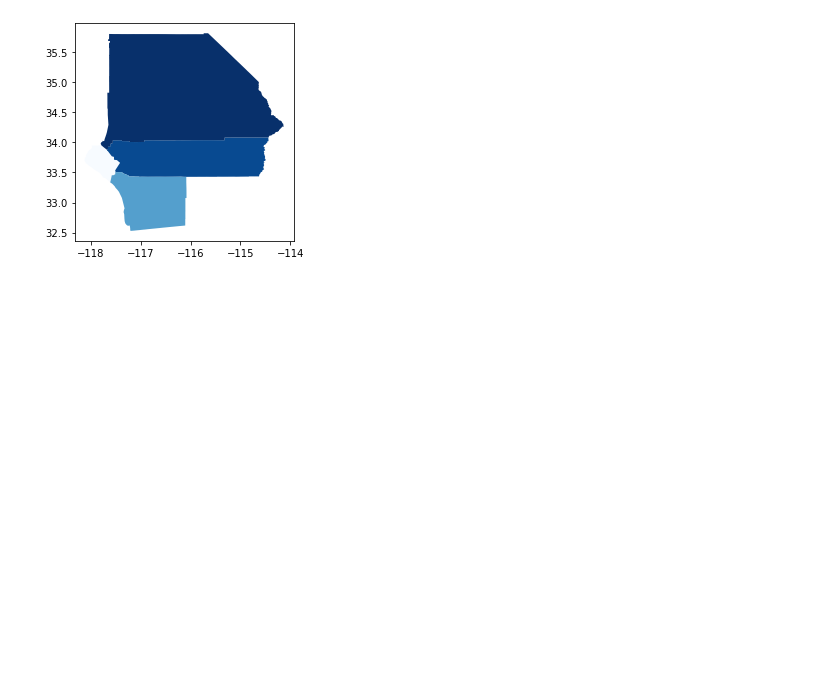
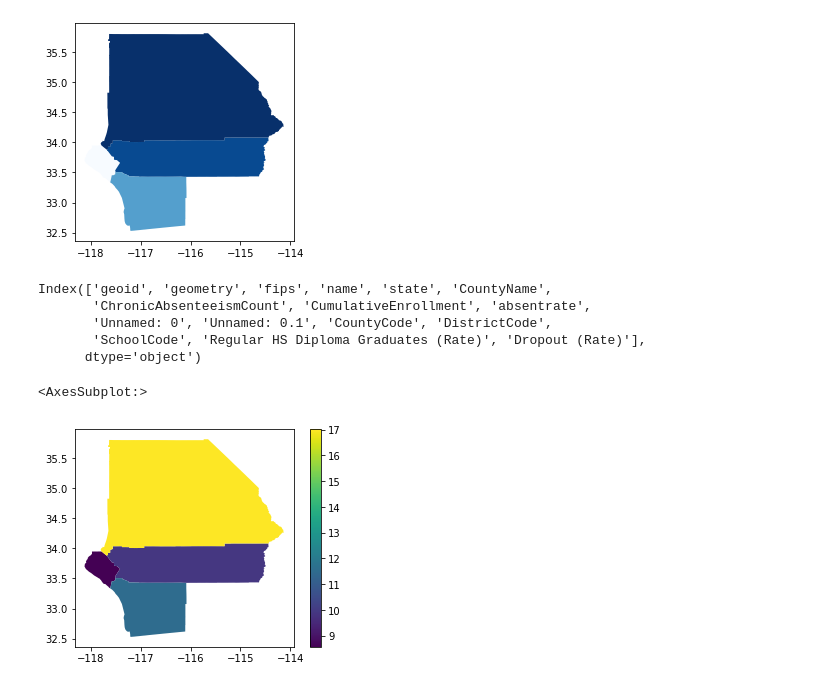
Before and after one commit to nnasr001/PBPL280S21Project1, a Jupyter notebook: attendance_data.ipynb, the cells around one changed output. Saved outputs shown, nothing was run; the diff lists cells and outputs as text; code cells hidden in the pictures; blank space fills up the shorter version.

Commit message:
visualizations added!

```diff
--- a/attendance_data.ipynb
+++ b/attendance_data.ipynb
@@ -371,3 +374,16 @@ counties.plot("absentrate",cmap="Blues")
 # %% [output]
 <AxesSubplot:>
 [figure]
+# %%
+counties.columns
+# %% [output]
+Index(['geoid', 'geometry', 'fips', 'name', 'state', 'CountyName',
+       'ChronicAbsenteeismCount', 'CumulativeEnrollment', 'absentrate',
+       'Unnamed: 0', 'Unnamed: 0.1', 'CountyCode', 'DistrictCode',
+       'SchoolCode', 'Regular HS Diploma Graduates (Rate)', 'Dropout (Rate)'],
+      dtype='object')
+# %%
+counties.plot(column='Dropout (Rate)', legend=True)
+# %% [output]
+<AxesSubplot:>
+[figure, added]
```
Also changed, not shown: parts of 14 cells of this notebook.
